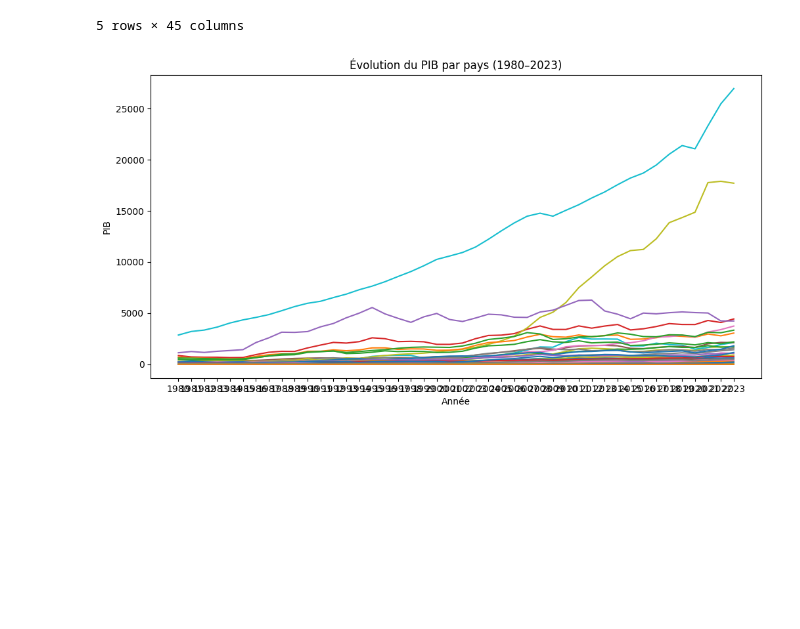
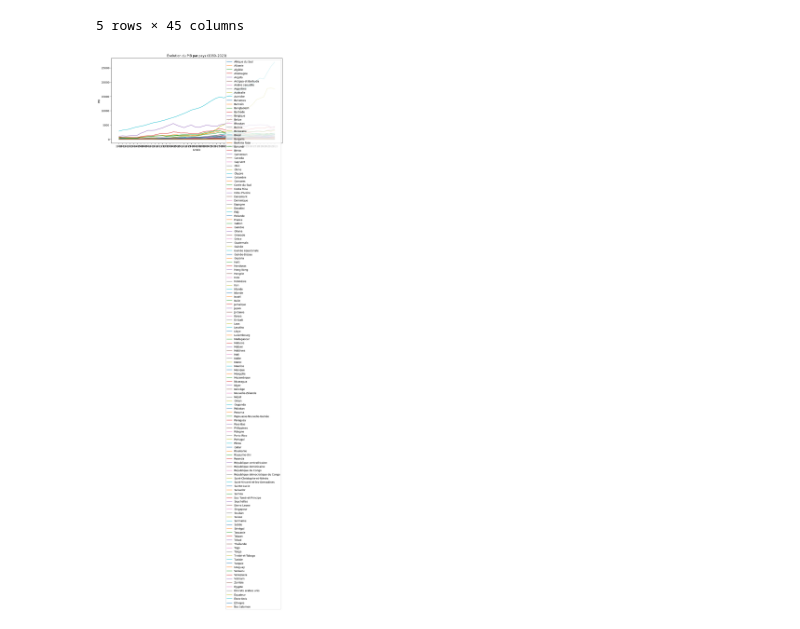
Before and after one commit to medamondonga/world_pib_analysis, a Jupyter notebook: eda.ipynb, the cells around one changed output. Drawn from its saved outputs; the diff is of its cells as text; code cells hidden in the pictures; blank space fills up the shorter version.

Commit message:
eda(legend) on cleaned data

```diff
--- a/eda.ipynb
+++ b/eda.ipynb
@@ -87,20 +87,19 @@ df.head()
 | 4 | Angola | 6.639 | 6.214 | 6.214 | 6.476 | 6.864 | 8.457 | 7.918 | 9.050 | 9.818 | ... | ... |
 5 rows × 45 columns
 # %%
-
 
 plt.figure(figsize=(12, 6))
 
 for country in countries:
     subset = df[df["pays/zone"] == country]
     pib_values = subset[annees].values.flatten()   # récupère le PIB sur 1980–2023
 
     plt.plot(annees, pib_values, label=country)
 
 plt.xlabel("Année")
 plt.ylabel("PIB")
 plt.title("Évolution du PIB par pays (1980–2023)")
-
+plt.legend()
 plt.show()
 # %% [output]
-[figure, old version]
+[figure, new version]
```
